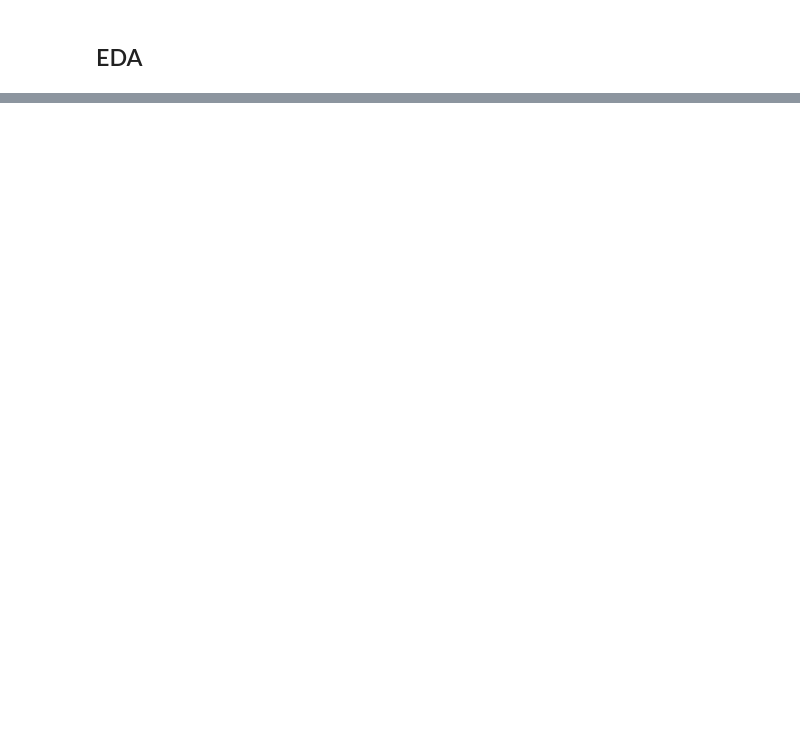
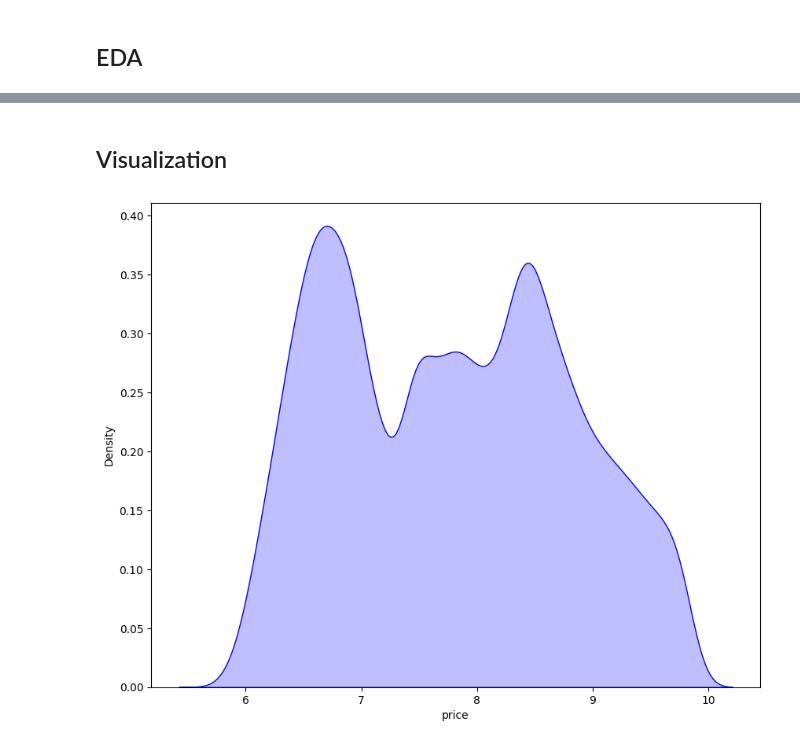
Before and after one commit to Ironhack-Data-Madrid-PartTime-May22/Kaggle_competition, a Jupyter notebook: notebooks/eda.ipynb, the cells around one changed output, grey strips where cells are left out. Drawn from its saved outputs; the diff is of its cells as text; code cells hidden in the pictures; blank space fills up the shorter version.

```diff
--- a/notebooks/eda.ipynb
+++ b/notebooks/eda.ipynb
@@ -70,0 +123,2 @@ df.head()
+# %%
+df = df.drop_duplicates()
@@ -70,0 +156,10 @@ df.head()
+# %% [markdown]
+## Visualization
+# %%
+sns.distplot(
+    df.price,
+    hist = False,
+    color = "blue",
+    kde_kws = {"shade": True, "linewidth": 1});
+# %% [output]
+[figure, added]
```
Also changed, not shown: parts of 41 cells of this notebook, 7 other files.
